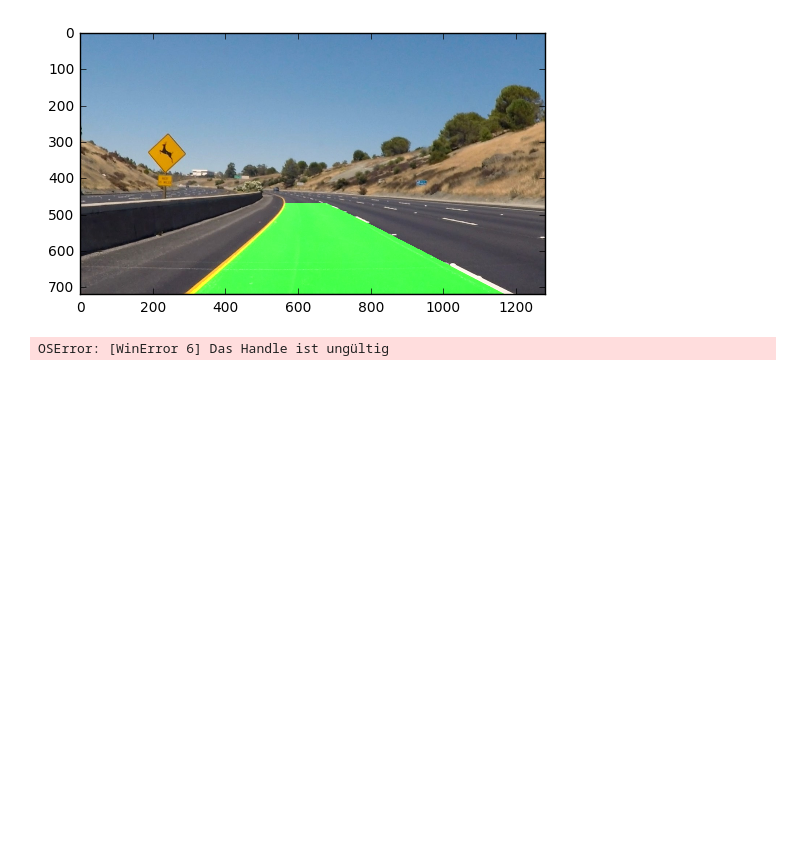
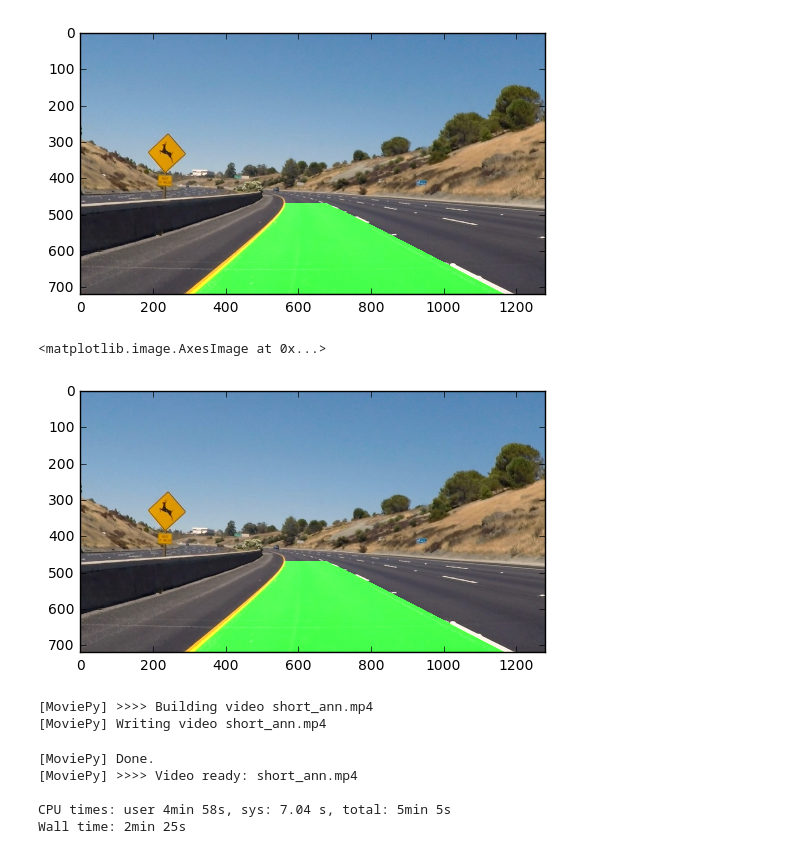
Before and after one commit to Aipakazuma/CarND-advancedLaneLines, a Jupyter notebook: Advanced Lane Lines refined.ipynb, the cells around one changed output. Saved outputs shown, nothing was run; the diff lists cells and outputs as text; code cells hidden in the pictures; blank space fills up the shorter version.

```diff
--- a/Advanced Lane Lines refined.ipynb
+++ b/Advanced Lane Lines refined.ipynb
@@ -279,13 +279,14 @@ def detect_lane_along_poly(img, poly, steps):
         end = start - pixels_per_step
 
         center = (start + end)//2
-        x = polys(center)
+        x = poly(center)
 
-        y, x = get_pixel_in_window(img, center, x, pixels_per_step)
+        x, y = get_pixel_in_window(img, x, center, pixels_per_step)
+
         all_x.extend(x)
         all_y.extend(y)
 
-    return Line(x=all_x, y=all_y)
+    return all_x, all_y
 
 def get_pixel_in_window(img, x_center, y_center, size):
     half_size = size//2
@@ -314,6 +315,13 @@ def calculate_lane_area(lanes, img_height, steps):
         points_right[i] = [lanes[1].best_fit_poly(start), start]
 
     return np.concatenate((points_left, points_right[::-1]), axis=0)
+
+def are_lanes_plausible(lane_one, lane_two, parall_thres=(1,1), dist_thres=(500, 600)):
+    is_parall = lane_one.is_current_fit_parallel(lane_two, threshold=parall_thres)
+    dist = lane_one.get_current_fit_distance(lane_two)
+    is_plausible_dist = dist_thres[0] < dist < dist_thres[1]
+
+    return is_parall & is_plausible_dist
 # %%
 # Define a class to receive the characteristics of each line detection
 class Line():
@@ -351,10 +359,6 @@ class Line():
     def update(self, x, y):
         assert len(x) == len(y), 'x and y have to be the same size'
 
-        if len(x) > 0:
-            self.allx = x
-            self.ally = y
-
         self.n_pixel_per_frame.append(len(self.allx))
         self.recent_xfitted.extend(self.allx)
 
@@ -395,9 +399,11 @@ DST = np.float32([
     (950, 0),
     (950, 720)])
 
-FRAME_MEMORY = 5
+FRAME_MEMORY = 10
 
 def image_pipline(img, left_line, right_line):
+    global not_fount_count
+
     orign_img = np.copy(img)
 
     # 1. Apply the distortion correction to the raw image.
@@ -414,11 +420,20 @@ def image_pipline(img, left_line, right_line):
     img[:, 1000:]=0
     img[:, :300]=0
 
+    do_blind_search = False
     if left_line.best_fit_poly is not None:
-        left_x, left_y = detect_lane_along_poly(img, lanes[0].best_fit_poly, HIST_STEPS)
-        right_x, right_y = detect_lane_along_poly(img, lanes[1].best_fit_poly, HIST_STEPS)
+        left_x, left_y = detect_lane_along_poly(img, left_line.best_fit_poly, HIST_STEPS)
+        right_x, right_y = detect_lane_along_poly(img, right_line.best_fit_poly, HIST_STEPS)
 
-    if left_line.best_fit_poly is None or not are_lanes_plausible(new_left, new_right):
+        if len(left_x) == 0 or len(right_x) == 0:
+            do_blind_search = True
+        else:
+            new_left = Line(y=left_x, x=left_y)
+            new_right = Line(y=right_x, x=right_y)
+            do_blind_search = not are_lanes_plausible(new_left, new_right)
+
+
+    if left_line.best_fit_poly is None or do_blind_search == True:
         left_x, left_y = histogram_lane_detection(img, HIST_STEPS, (0, img.shape[1]//2), h_window=47, v_window=3)
         right_x, right_y = histogram_lane_detection(img, HIST_STEPS, (img.shape[1]//2, img.shape[1]), h_window=47, v_window=3)
 
@@ -444,6 +459,13 @@ plt.imshow(img)
 # %% [output]
 <matplotlib.image.AxesImage at 0x...>
 [figure]
+# %%
+img = imread('test_images/test2.jpg')
+img = image_pipline(img, left_line, right_line)
+plt.imshow(img)
+# %% [output]
+<matplotlib.image.AxesImage at 0x...>
+[figure, added]
 # %%
 left_line = Line(FRAME_MEMORY)
 right_line = Line(FRAME_MEMORY)
@@ -453,4 +475,10 @@ clip1 = VideoFileClip("short.mp4")
 project_clip = clip1.fl_image(lambda img: image_pipline(img, left_line, right_line))
 %time project_clip.write_videofile(project_output, audio=False)
 # %% [output]
-OSError: [WinError 6] Das Handle ist ungültig
+[MoviePy] >>>> Building video short_ann.mp4
+[MoviePy] Writing video short_ann.mp4
+[MoviePy] Done.
+[MoviePy] >>>> Video ready: short_ann.mp4
+
+CPU times: user 4min 58s, sys: 7.04 s, total: 5min 5s
+Wall time: 2min 25s
```
Also changed, not shown: parts of 3 cells of this notebook, 1 other file.
